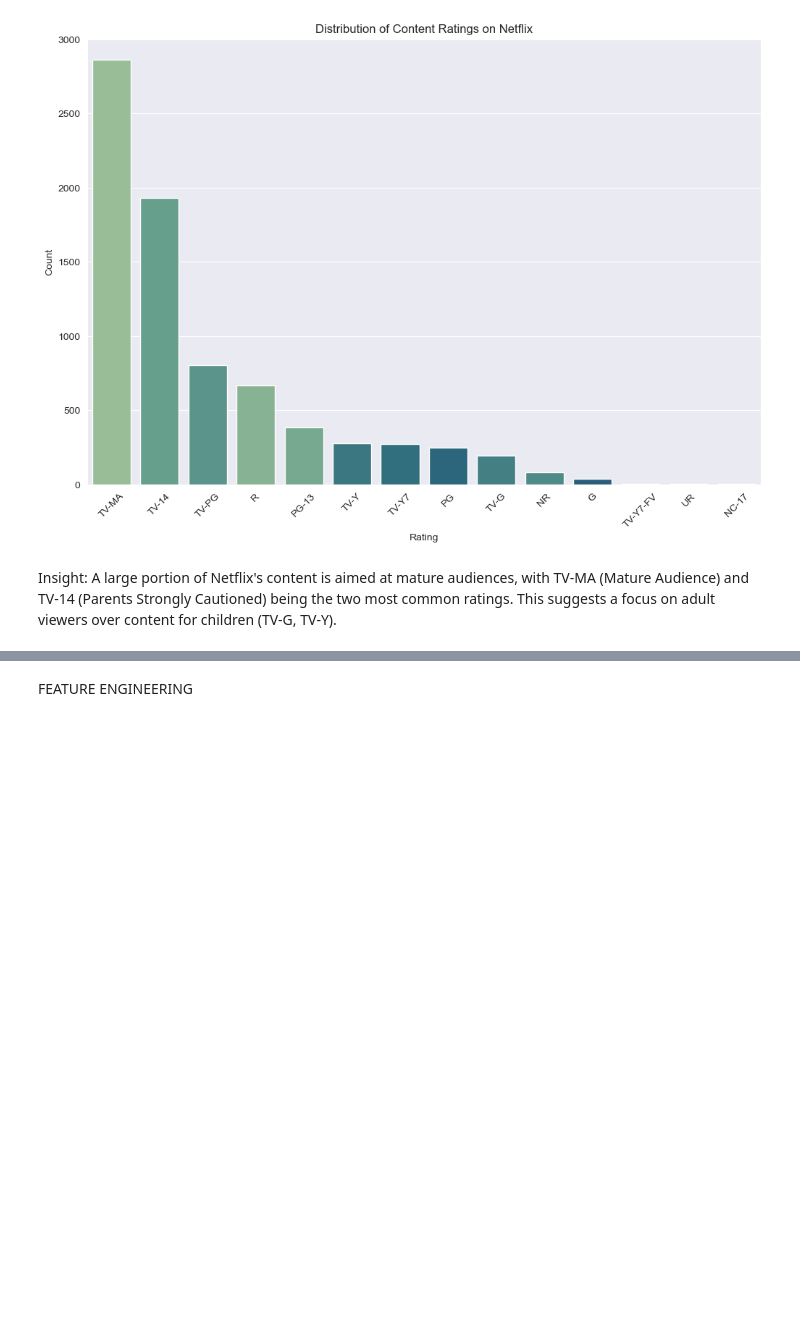
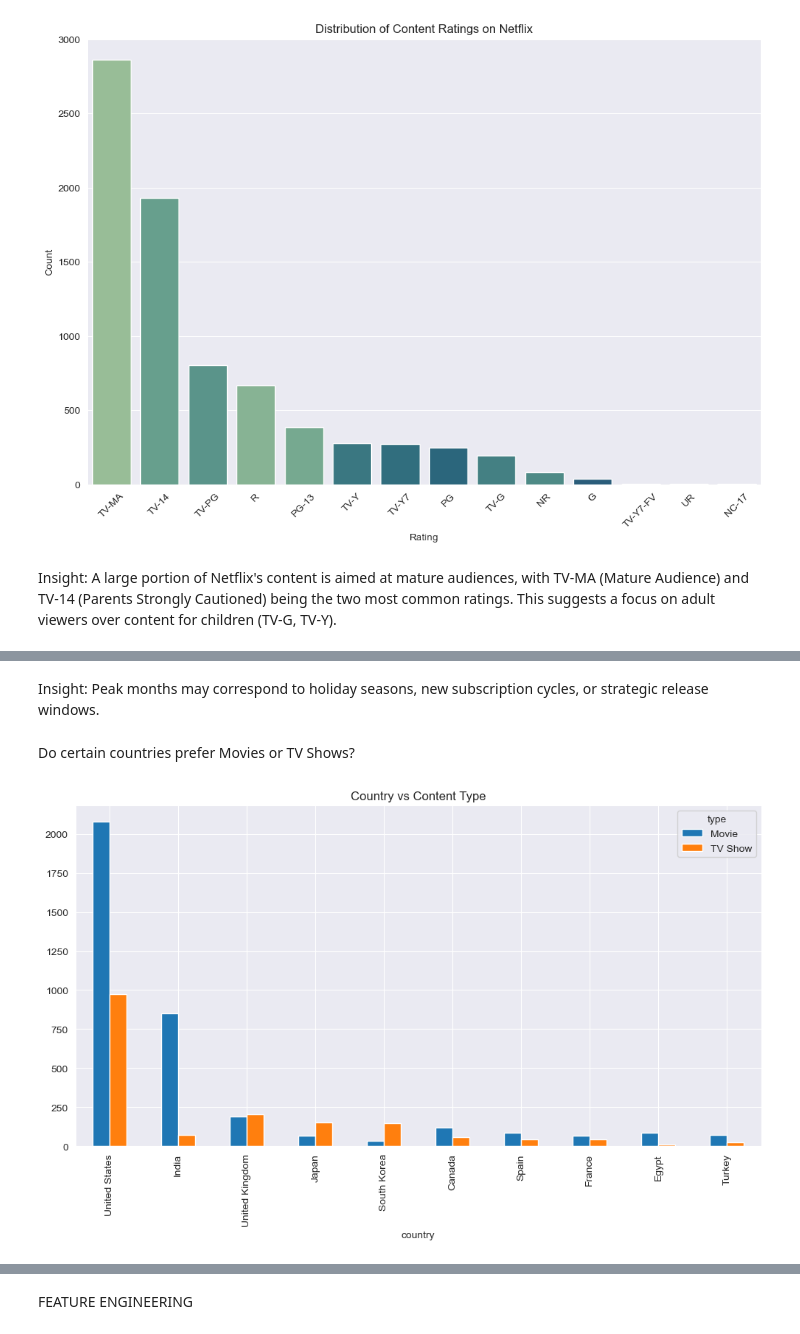
Before and after one commit to manshagupta217/Netflix-Content-Strategy-Analysis, a Jupyter notebook: notebooks/Netflix_Analysis.ipynb, the cells around one changed output, grey strips where cells are left out. Drawn from its saved outputs; the diff is of its cells as text; code cells hidden in the pictures; blank space fills up the shorter version.

```diff
--- a/notebooks/Netflix_Analysis.ipynb
+++ b/notebooks/Netflix_Analysis.ipynb
@@ -382,0 +388,19 @@ Insight: A large portion of Netflix's content is aimed at mature audiences, with
+# %% [markdown]
+Insight: Peak months may correspond to holiday seasons, new subscription cycles, or strategic release windows.
+# %% [markdown]
+Do certain countries prefer Movies or TV Shows?
+# %%
+country_type = pd.crosstab(
+    df['country'],
+    df['type']
+)
+top_countries = df['country'].value_counts().head(10).index
+country_type = country_type.loc[top_countries]
+country_type.plot(
+    kind='bar',
+    figsize=(12,6)
+)
+plt.title("Country vs Content Type")
+plt.show()
+# %% [output]
+[figure, added]
```
Also changed, not shown: parts of 35 cells of this notebook.
